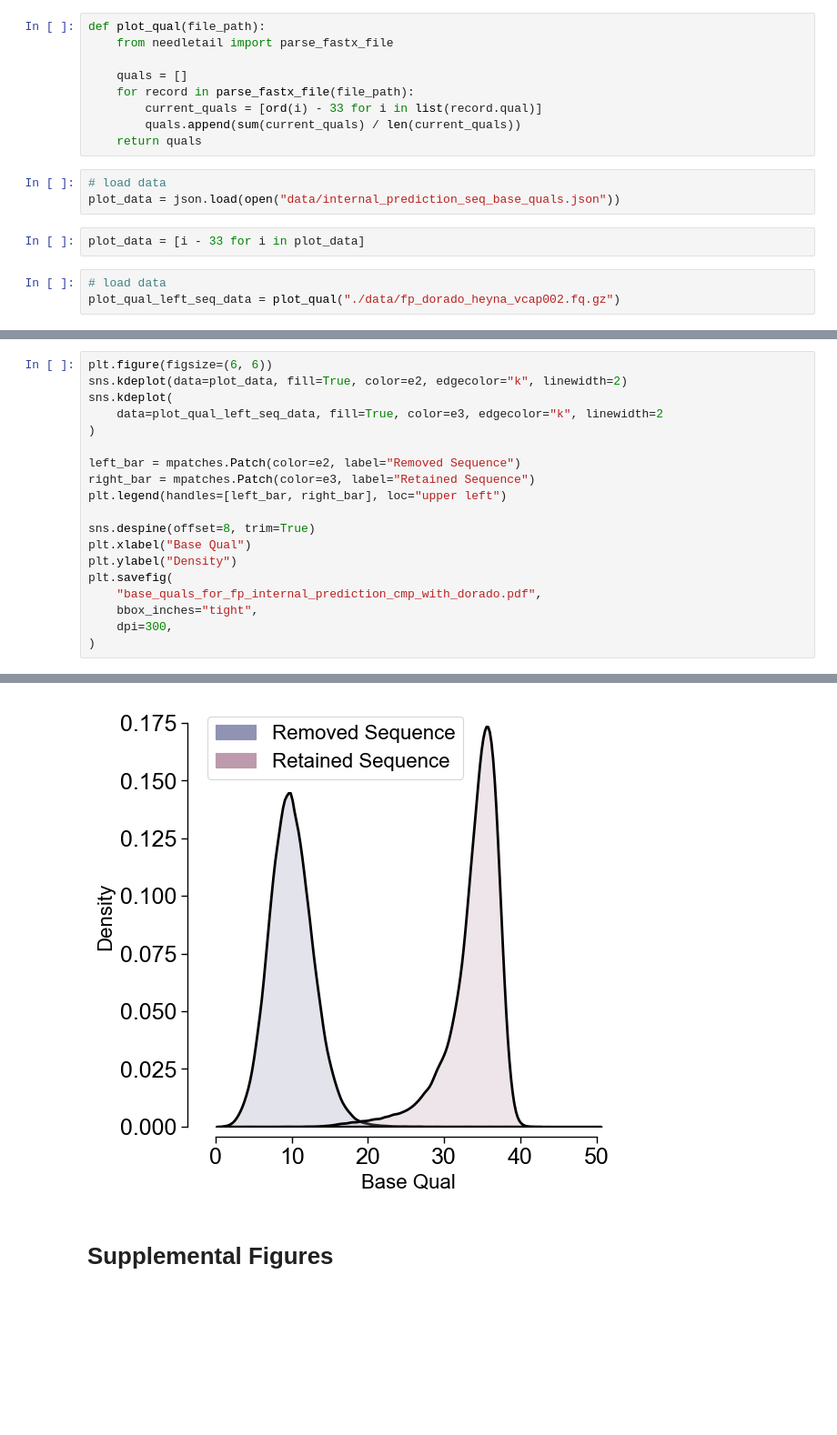
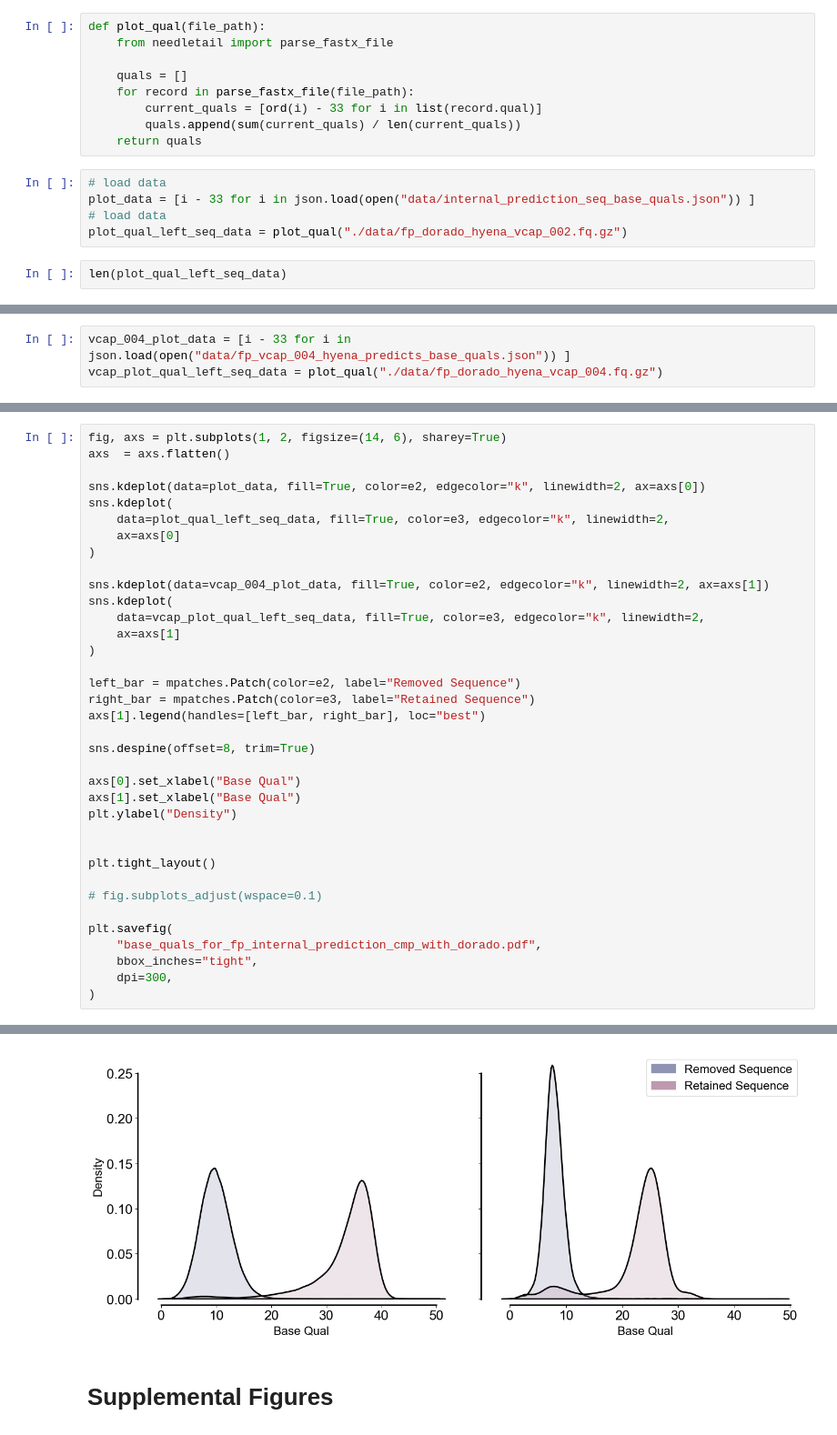
Before and after one commit to cauliyang/deepchopper-paper, a Jupyter notebook: figures/figures.ipynb, the cells around one changed output, grey strips where cells are left out. Shown at 91% size. Cells and saved outputs as stored; diff of their text form; blank space fills up the shorter version.

```diff
--- a/figures/figures.ipynb
+++ b/figures/figures.ipynb
@@ -283,9 +355,8 @@ def plot_qual(file_path):
     return quals
 # %%
 # load data
-plot_data = json.load(open("data/internal_prediction_seq_base_quals.json"))
+plot_data = [i - 33 for i in json.load(open("data/internal_prediction_seq_base_quals.json")) ]
+# load data
+plot_qual_left_seq_data = plot_qual("./data/fp_dorado_hyena_vcap_002.fq.gz")
-# %%
-plot_data = [i - 33 for i in plot_data]
 # %%
-# load data
-plot_qual_left_seq_data = plot_qual("./data/fp_dorado_heyna_vcap002.fq.gz")
+len(plot_qual_left_seq_data)
@@ -296 +369,4 @@ len(plot_qual_left_seq_data)
+# %%
+vcap_004_plot_data = [i - 33 for i in json.load(open("data/fp_vcap_004_hyena_predicts_base_quals.json")) ]
+vcap_plot_qual_left_seq_data = plot_qual("./data/fp_dorado_hyena_vcap_004.fq.gz")
 # %%
@@ -300,17 +380,34 @@ len(plot_data)
 # %%
-plt.figure(figsize=(6, 6))
-sns.kdeplot(data=plot_data, fill=True, color=e2, edgecolor="k", linewidth=2)
+fig, axs = plt.subplots(1, 2, figsize=(14, 6), sharey=True)
+axs  = axs.flatten()
+
+sns.kdeplot(data=plot_data, fill=True, color=e2, edgecolor="k", linewidth=2, ax=axs[0])
 sns.kdeplot(
-    data=plot_qual_left_seq_data, fill=True, color=e3, edgecolor="k", linewidth=2
+    data=plot_qual_left_seq_data, fill=True, color=e3, edgecolor="k", linewidth=2,
+    ax=axs[0]
+)
+
+sns.kdeplot(data=vcap_004_plot_data, fill=True, color=e2, edgecolor="k", linewidth=2, ax=axs[1])
+sns.kdeplot(
+    data=vcap_plot_qual_left_seq_data, fill=True, color=e3, edgecolor="k", linewidth=2,
+    ax=axs[1]
 )
 
 left_bar = mpatches.Patch(color=e2, label="Removed Sequence")
 right_bar = mpatches.Patch(color=e3, label="Retained Sequence")
-plt.legend(handles=[left_bar, right_bar], loc="upper left")
+axs[1].legend(handles=[left_bar, right_bar], loc="best")
 
 sns.despine(offset=8, trim=True)
-plt.xlabel("Base Qual")
+
+axs[0].set_xlabel("Base Qual")
+axs[1].set_xlabel("Base Qual")
 plt.ylabel("Density")
+
+
+plt.tight_layout()
+
+# fig.subplots_adjust(wspace=0.1)
+
 plt.savefig(
     "base_quals_for_fp_internal_prediction_cmp_with_dorado.pdf",
     bbox_inches="tight",
@@ -320,3 +425,3 @@ plt.savefig(
-[figure, old version]
+[figure, new version]
 # %% [markdown]
 # Supplemental Figures
```
Also changed, not shown: parts of 22 cells of this notebook, 1 other file.
